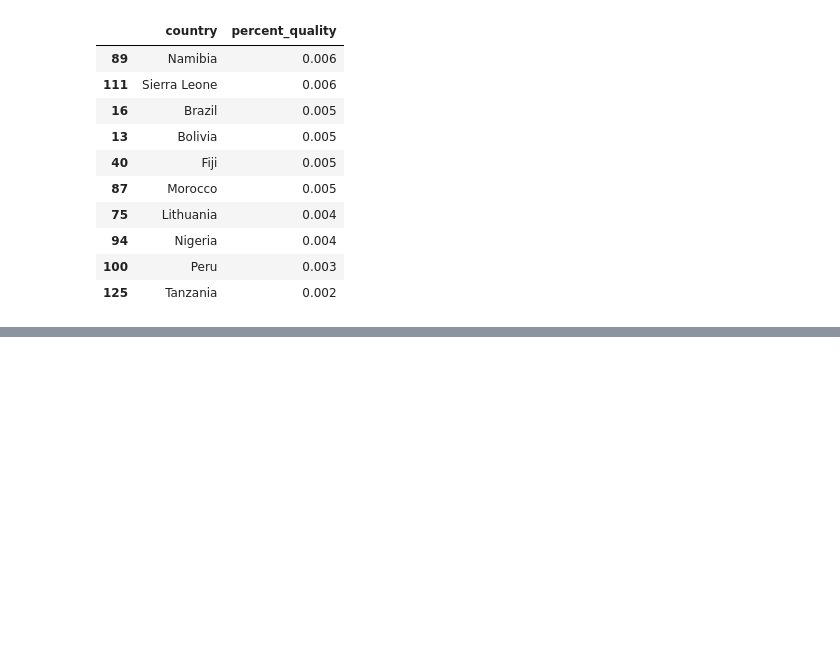
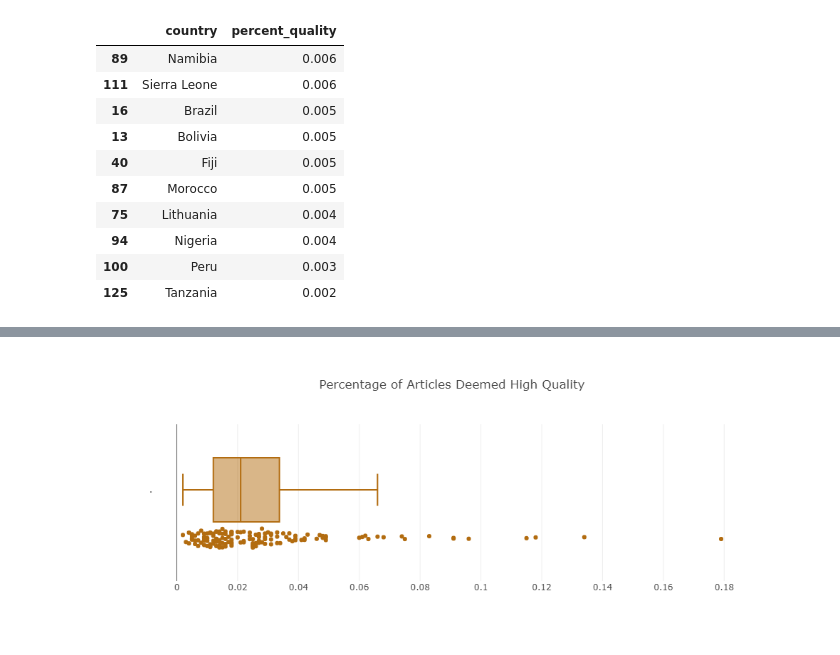
Before and after one commit to lukeWaninger/hcds-a2-bias, a Jupyter notebook: hcds-a2-bias.ipynb, the cells around one changed output, grey strips where cells are left out. Saved outputs shown, nothing was run; the diff lists cells and outputs as text; code cells hidden in the pictures; blank space fills up the shorter version.

```diff
--- a/hcds-a2-bias.ipynb
+++ b/hcds-a2-bias.ipynb
@@ -303,6 +320,6 @@ t1; t2
 # %%
 # first, extract only the articles deemed high quality by creating a mask
-# then, group by country and count the number of articles in each
+# then, group by country and count the number of articles in each and reset the index
 # rename the column to what it now represents
 # finally, merge with table12 so we have the full count of articles in the same frame
 table34 = df.loc[[p in ['GA', 'FA'] for p in df.prediction], ['country', 'prediction']]\
@@ -322,7 +339,8 @@ table34['percent_quality'] = [
 ]
 
 # drop the unnecessary columns and sort by the percentage of quality articles
-table34 = table34.drop(columns=['num_quality_articles', 'num_articles']).sort_values(by='percent_quality', ascending=False)
+table34 = table34.drop(columns=['num_quality_articles', 'num_articles'])\
+    .sort_values(by='percent_quality', ascending=False)
 
 # extract the highest and lowest ten into new dataframes
 t3 = table34.iloc[:10]
@@ -405,0 +375,34 @@ Please replace it with one of the following more specific types
+# %%
+# create the second boxplot
+h2 = go.Box(
+    name='.',
+    x=table34.percent_quality,
+    text=table34.country,
+    boxpoints='all',
+    jitter=0.3,
+    xaxis='x2',
+    marker=dict(color='#B26C10')
+)
+
+# create the figure
+fig = go.Figure(
+    [h2],
+    go.Layout(
+        title='Percentage of Articles Deemed High Quality',
+        height=400,
+        width=1000
+    )
+)
+
+# write it to disk
+pio.write_image(fig, 'hcds-a2-quality.png')
+
+# because Plotly images do not display in GitHub, I use a byte stream to display
+# rather than the standard plotly iplot function
+ibytes = pio.to_image(fig, format='png')
+Image(ibytes)
+
+# uncomment the next line to display the interactive plot
+#iplot(fig)
+# %% [output]
+[figure, added]
```
Also changed, not shown: parts of 26 cells of this notebook, 5 other files.
